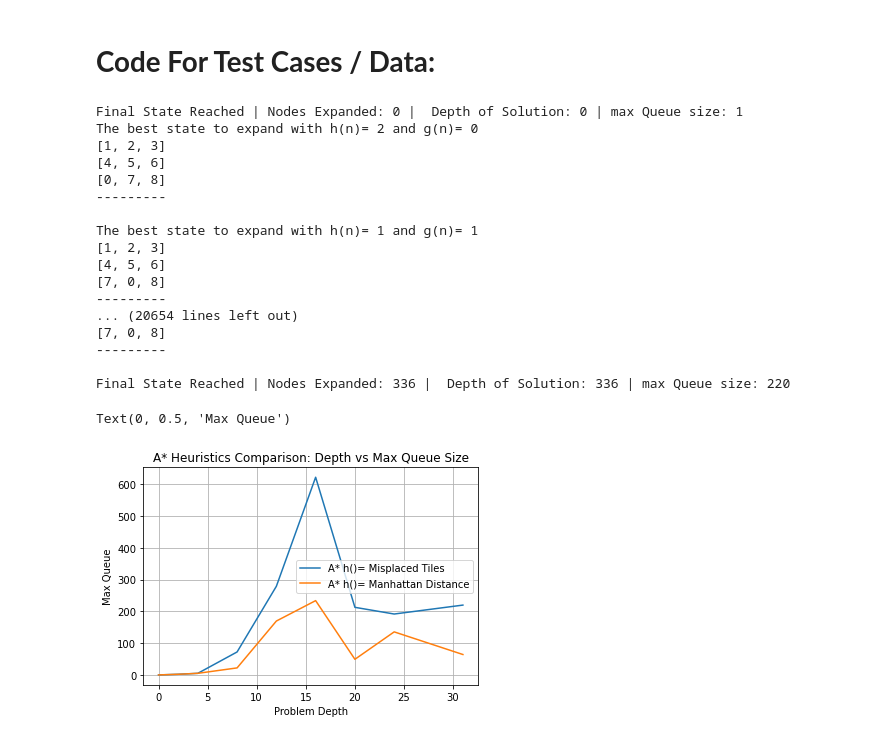
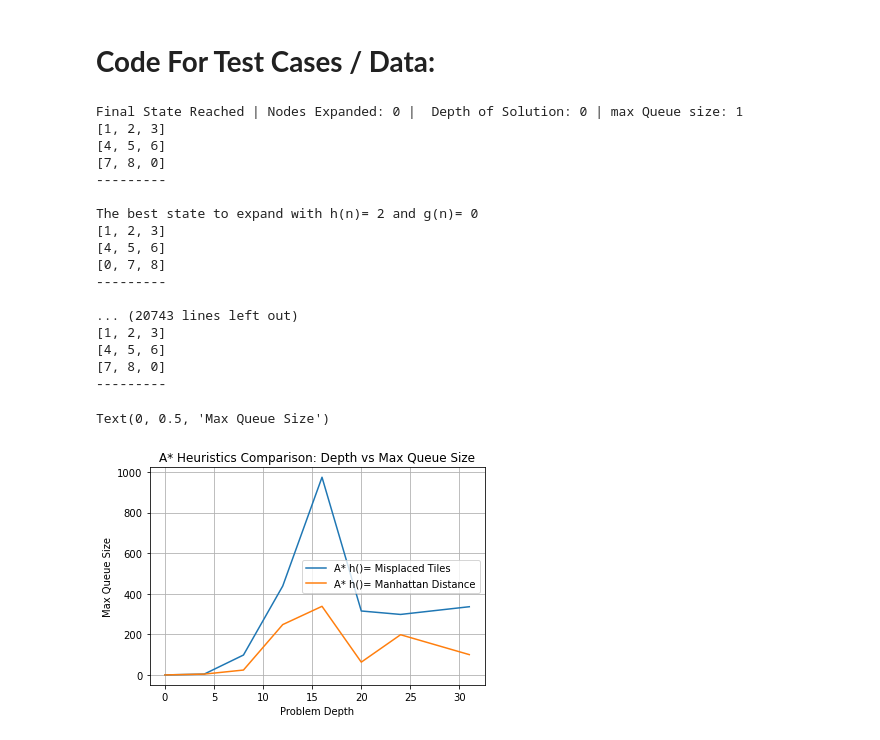
Before and after one commit to Koogleblitz/8-Puzzle-Search, a Jupyter notebook: eightPuzzle.ipynb, the cells around one changed output. Saved outputs shown, nothing was run; the diff lists cells and outputs as text; code cells hidden in the pictures.

```diff
--- a/eightPuzzle.ipynb
+++ b/eightPuzzle.ipynb
@@ -433,63 +428,63 @@ The best state to expand with h(n)= 16 and g(n)= 1
 # __Code For Test Cases / Data:__
 # %%
 aStarMH,aStarMP, ucs= [], [], []
-aStarMH.append(generalSearch(sampleD0,2)[2])
-aStarMH.append(generalSearch(sampleD2,2)[2])
-aStarMH.append(generalSearch(sampleD4,2)[2])
-aStarMH.append(generalSearch(sampleD8,2)[2])
-aStarMH.append(generalSearch(sampleD12,2)[2])
-aStarMH.append(generalSearch(sampleD16,2)[2])
-aStarMH.append(generalSearch(sampleD20,2)[2])
-aStarMH.append(generalSearch(sampleD24,2)[2])
-aStarMH.append(generalSearch(sampleD31,2)[2])
-aStarMP.append(generalSearch(sampleD0,1)[2])
-aStarMP.append(generalSearch(sampleD2,1)[2])
-aStarMP.append(generalSearch(sampleD4,1)[2])
-aStarMP.append(generalSearch(sampleD8,1)[2])
-aStarMP.append(generalSearch(sampleD12,1)[2])
-aStarMP.append(generalSearch(sampleD16,1)[2])
-aStarMP.append(generalSearch(sampleD20,1)[2])
-aStarMP.append(generalSearch(sampleD24,1)[2])
-aStarMP.append(generalSearch(sampleD31,1)[2])
+aStarMH.append(generalSearch(sampleD0,2)[0])
+aStarMH.append(generalSearch(sampleD2,2)[0])
+aStarMH.append(generalSearch(sampleD4,2)[0])
+aStarMH.append(generalSearch(sampleD8,2)[0])
+aStarMH.append(generalSearch(sampleD12,2)[0])
+aStarMH.append(generalSearch(sampleD16,2)[0])
+aStarMH.append(generalSearch(sampleD20,2)[0])
+aStarMH.append(generalSearch(sampleD24,2)[0])
+aStarMH.append(generalSearch(sampleD31,2)[0])
+aStarMP.append(generalSearch(sampleD0,1)[0])
+aStarMP.append(generalSearch(sampleD2,1)[0])
+aStarMP.append(generalSearch(sampleD4,1)[0])
+aStarMP.append(generalSearch(sampleD8,1)[0])
+aStarMP.append(generalSearch(sampleD12,1)[0])
+aStarMP.append(generalSearch(sampleD16,1)[0])
+aStarMP.append(generalSearch(sampleD20,1)[0])
+aStarMP.append(generalSearch(sampleD24,1)[0])
+aStarMP.append(generalSearch(sampleD31,1)[0])
 
 
 
 # ucs.append(generalSearch(sampleD0,0)[0])
 # ucs.append(generalSearch(sampleD2,0)[0])
 # ucs.append(generalSearch(sampleD4,0)[0])
 # ucs.append(generalSearch(sampleD8,0)[0])
 # ucs.append(generalSearch(sampleD12,0)[0])
 # ucs.append(generalSearch(sampleD16,0)[0])
 # ucs.append(generalSearch(sampleD20,0)[0])
 
 
 
 aStar_df = pd.DataFrame({
    #    'Uniform Cost Search':        [    ucs[0] ,     ucs[1] ,      ucs[2] ,      ucs[3] ,        ucs[4],        ucs[5],      ucs[6]     ] ,
    'A* h()= Misplaced Tiles':    [aStarMP[0], aStarMP[1], aStarMP[2], aStarMP[3], aStarMP[4], aStarMP[5],  aStarMP[6],   aStarMP[7], aStarMP[8] ],
    'A* h()= Manhattan Distance': [aStarMH[0], aStarMH[1], aStarMH[2], aStarMH[3], aStarMH[4], aStarMH[5],  aStarMH[6],   aStarMH[7], aStarMH[8] ],
    }, index=                     [0,          2,          4,          8,          12,         16,              20,       24,         31         ]
    )
 aStarGraph = aStar_df.plot.line(title= "A* Heuristics Comparison: Depth vs Max Queue Size", grid= True)
 aStarGraph.set_xlabel("Problem Depth")
-aStarGraph.set_ylabel("Max Queue")
+aStarGraph.set_ylabel("Max Queue Size")
 # %% [output]
 Final State Reached | Nodes Expanded: 0 |  Depth of Solution: 0 | max Queue size: 1
+[1, 2, 3]
+[4, 5, 6]
+[7, 8, 0]
+---------
+
 The best state to expand with h(n)= 2 and g(n)= 0
 [1, 2, 3]
 [4, 5, 6]
 [0, 7, 8]
 ---------
 
-The best state to expand with h(n)= 1 and g(n)= 1
+... (20743 lines left out)
 [1, 2, 3]
 [4, 5, 6]
-[7, 0, 8]
+[7, 8, 0]
 ---------
-... (20654 lines left out)
-[7, 0, 8]
----------
-
-Final State Reached | Nodes Expanded: 336 |  Depth of Solution: 336 | max Queue size: 220
-Text(0, 0.5, 'Max Queue')
+Text(0, 0.5, 'Max Queue Size')
-[figure, old version]
+[figure, new version]
```
Also changed, not shown: parts of 1 cell of this notebook, 1 other file.
